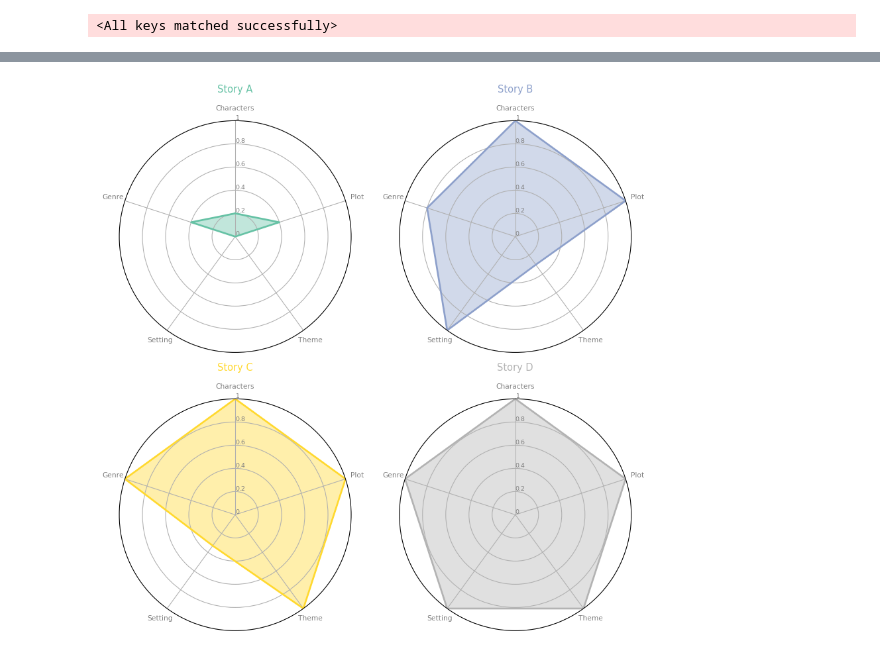
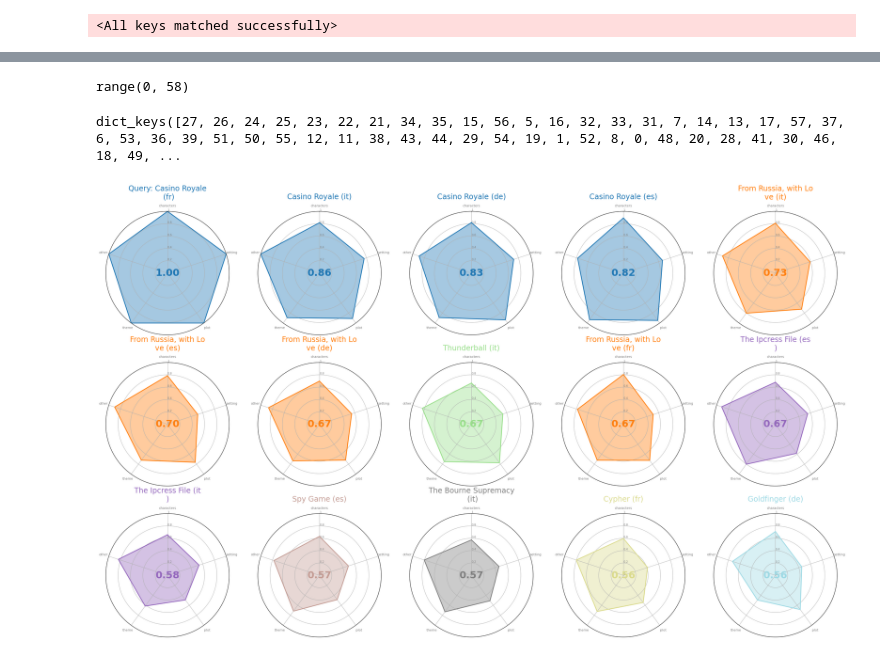
Before and after one commit to Verrem98/thesis_explicit_narrative_elements, a Jupyter notebook: similarity_comp.ipynb, the cells around one changed output, grey strips where cells are left out. Saved outputs shown, nothing was run; the diff lists cells and outputs as text; code cells hidden in the pictures.

```diff
--- a/similarity_comp.ipynb
+++ b/similarity_comp.ipynb
@@ -224,7 +220,9 @@ embedder = dspy.Embedder(model.encode)
 # %% [output]
 <All keys matched successfully>
 # %%
-df = pd.read_excel("data/tell_me_again_df_with_elements_v3.xlsx")
+df = pd.read_excel("data/tell_me_again_df_with_elements_v5.xlsx")
+# %%
+df = df.dropna()
 # %%
 labels = df.label.tolist()
 texts = df["extracted_elements"].tolist()
@@ -247,2 +228,0 @@ df
-# %%
-texts = [transform_dict_to_string(json.loads(text)) for text in df["extracted_elements"].tolist()]
@@ -253,2 +229,2 @@ texts2 = df.text.tolist()
 # %%
-embeddings = model.encode(new_texts)
+embeddings = model.encode(texts)
@@ -259,52 +239,10 @@ ndcg_dense
-# %%
-import matplotlib.pyplot as plt
-import pandas as pd
-from math import pi
-
-df = pd.DataFrame({
-'group': ['A','B','C','D'],
-'Characters': [0.2, 1, 1, 1],
-'Plot': [0.4, 1, 1, 1],
-'Theme': [0, 0.3, 1, 1],
-'Setting': [0,1 , 0.33, 1],
-'Genre': [0.4, 0.8, 1, 1]
-})
-
-
-def make_spider( row, title, color):
-
-    categories=list(df)[1:]
-    N = len(categories)
-
-    angles = [n / float(N) * 2 * pi for n in range(N)]
-    angles += angles[:1]
-
-    ax = plt.subplot(2,2,row+1, polar=True, )
-
-    ax.set_theta_offset(pi / 2)
-    ax.set_theta_direction(-1)
-
-    plt.xticks(angles[:-1], categories, color='grey', size=8)
-
-    ax.set_rlabel_position(0)
-    plt.yticks([0,0.2,0.4,0.6,0.8,1], ["0","0.2","0.4", "0.6", "0.8", "1"], color="grey", size=7)
-    plt.ylim(0,1)
-
-    values=df.loc[row].drop('group').values.flatten().tolist()
-    values += values[:1]
-    ax.plot(angles, values, color=color, linewidth=2, linestyle='solid')
-    ax.fill(angles, values, color=color, alpha=0.4)
-
-    plt.title(title, size=11, color=color, y=1.1)
-
-
-
-my_dpi=96
-plt.figure(figsize=(1000/my_dpi, 1000/my_dpi), dpi=my_dpi)
-
-my_palette = plt.cm.get_cmap("Set2", len(df.index))
-
-for row in range(0, len(df.index)):
-    make_spider( row=row, title='Story '+df['group'][row], color=my_palette(row))
-# %% [output]
-[figure, removed]
+# %%
+range(len(embeddings))
+# %% [output]
+range(0, 58)
+# %%
+similarity_dict = dict(zip(range(len(embeddings)), get_dense_similarity(embeddings[27], embeddings)))
+
+dict(sorted(similarity_dict.items(), key=lambda item: item[1], reverse=True)).keys()
+# %% [output]
+dict_keys([27, 26, 24, 25, 23, 22, 21, 34, 35, 15, 56, 5, 16, 32, 33, 31, 7, 14, 13, 17, 57, 37, 6, 53, 36, 39, 51, 50, 55, 12, 11, 38, 43, 44, 29, 54, 19, 1, 52, 8, 0, 48, 20, 28, 41, 30, 46, 18, 49, ...
@@ -310,0 +382,4 @@ for row in range(0, len(df.index)):
+# %%
+visualize_similarities(df, model, target_index = 53, top_n=14)
+# %% [output]
+[figure, added]
```
Also changed, not shown: parts of 11 cells of this notebook, 3 other files.
